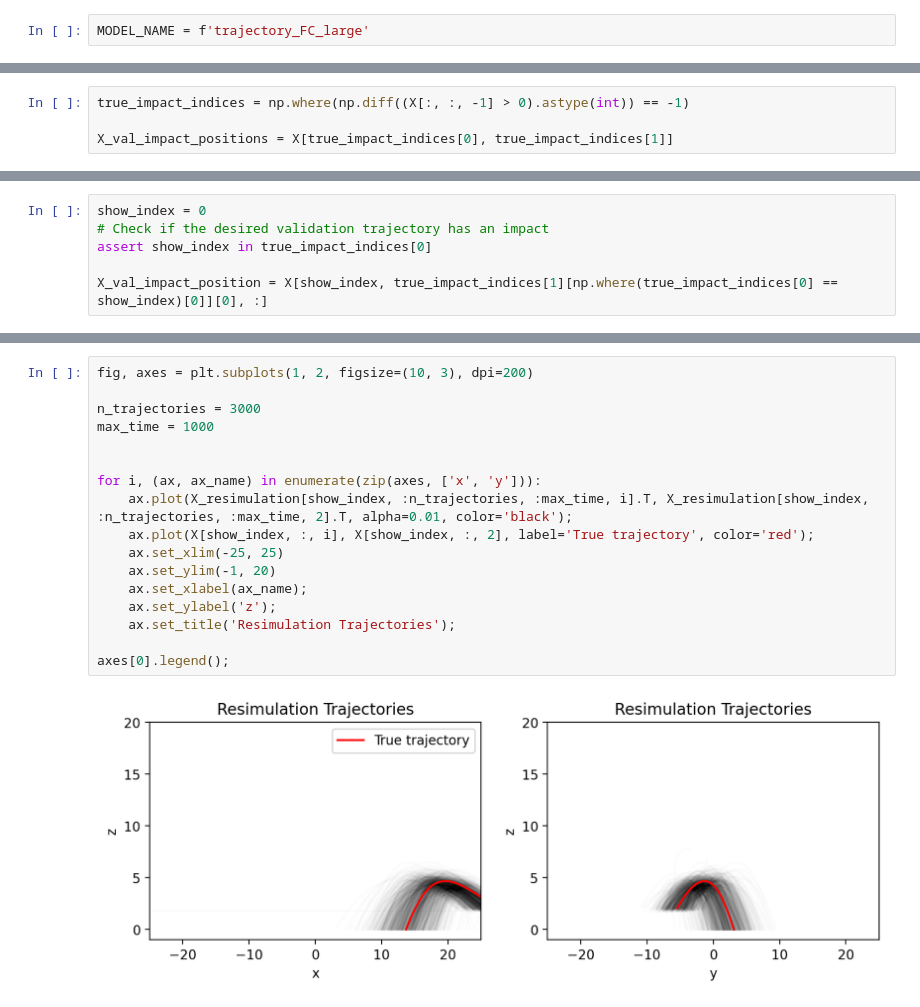
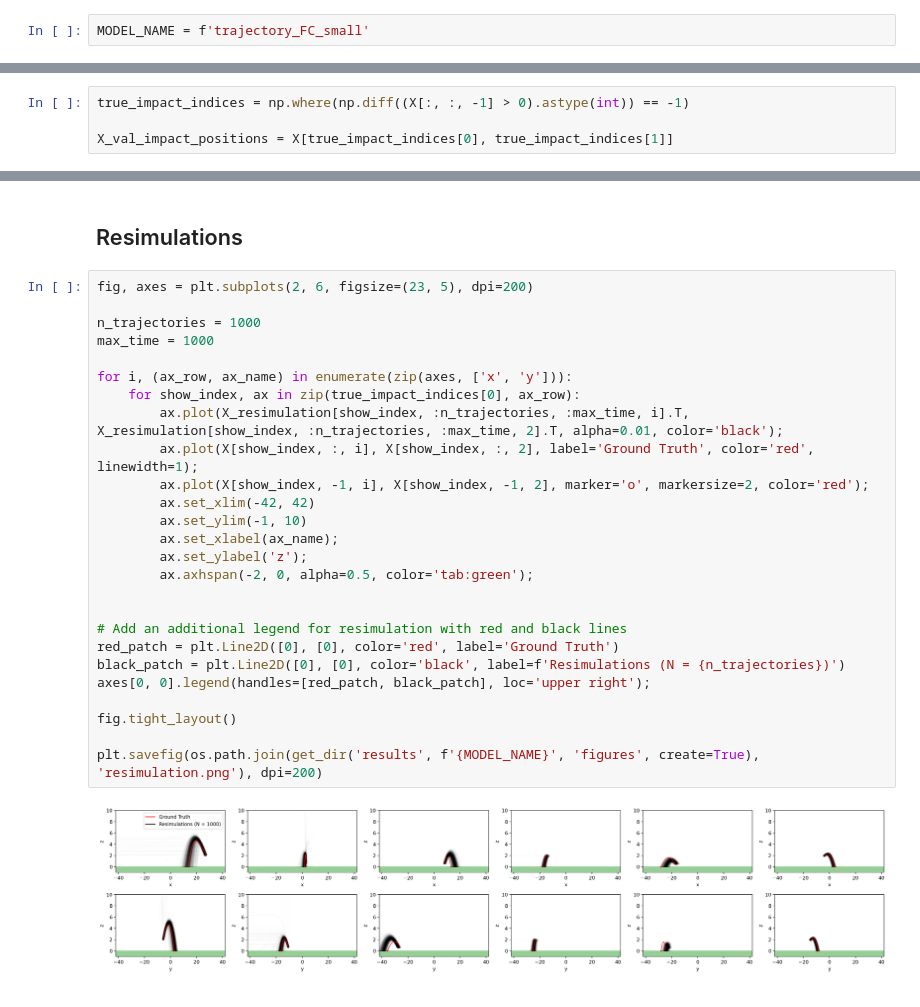
Before and after one commit to psaegert/bcnf, a Jupyter notebook: notebooks/resimulation.ipynb, the cells around one changed output, grey strips where cells are left out. Cells and saved outputs as stored; diff of their text form.

```diff
--- a/notebooks/resimulation.ipynb
+++ b/notebooks/resimulation.ipynb
@@ -17,7 +17,7 @@ from bcnf.utils import load_config, load_data, sub_root_path
 # %% [markdown]
 ## Model
 # %%
-MODEL_NAME = f'trajectory_FC_large'
+MODEL_NAME = f'trajectory_FC_small'
 # %%
 with open(os.path.join(get_dir('models', 'bcnf-models', MODEL_NAME), 'config.json'), 'r') as f:
     config = load_config(json.load(f)['config_path'])
@@ -175,8 +155,2 @@ array([  0,   2,   5,   6,  10,  11,  12,  16,  20,  31,  33,  34,  36,
-# %%
-show_index = 0
-# Check if the desired validation trajectory has an impact
-assert show_index in true_impact_indices[0]
-
-X_val_impact_position = X[show_index, true_impact_indices[1][np.where(true_impact_indices[0] == show_index)[0]][0], :]
 # %%
 # Plot a heatmap of X_resimulation[0, impact_indices, :2]
@@ -198,19 +175,30 @@ plt.scatter(X_val_impact_position[0], X_val_impact_position[-1], color='red', la
+# %% [markdown]
+## Resimulations
 # %%
-fig, axes = plt.subplots(1, 2, figsize=(10, 3), dpi=200)
+fig, axes = plt.subplots(2, 6, figsize=(23, 5), dpi=200)
 
-n_trajectories = 3000
+n_trajectories = 1000
 max_time = 1000
 
+for i, (ax_row, ax_name) in enumerate(zip(axes, ['x', 'y'])):
+    for show_index, ax in zip(true_impact_indices[0], ax_row):
+        ax.plot(X_resimulation[show_index, :n_trajectories, :max_time, i].T, X_resimulation[show_index, :n_trajectories, :max_time, 2].T, alpha=0.01, color='black');
+        ax.plot(X[show_index, :, i], X[show_index, :, 2], label='Ground Truth', color='red', linewidth=1);
+        ax.plot(X[show_index, -1, i], X[show_index, -1, 2], marker='o', markersize=2, color='red');
+        ax.set_xlim(-42, 42)
+        ax.set_ylim(-1, 10)
+        ax.set_xlabel(ax_name);
+        ax.set_ylabel('z');
+        ax.axhspan(-2, 0, alpha=0.5, color='tab:green');
 
-for i, (ax, ax_name) in enumerate(zip(axes, ['x', 'y'])):
-    ax.plot(X_resimulation[show_index, :n_trajectories, :max_time, i].T, X_resimulation[show_index, :n_trajectories, :max_time, 2].T, alpha=0.01, color='black');
-    ax.plot(X[show_index, :, i], X[show_index, :, 2], label='True trajectory', color='red');
-    ax.set_xlim(-25, 25)
-    ax.set_ylim(-1, 20)
-    ax.set_xlabel(ax_name);
-    ax.set_ylabel('z');
-    ax.set_title('Resimulation Trajectories');
 
-axes[0].legend();
+# Add an additional legend for resimulation with red and black lines
+red_patch = plt.Line2D([0], [0], color='red', label='Ground Truth')
+black_patch = plt.Line2D([0], [0], color='black', label=f'Resimulations (N = {n_trajectories})')
+axes[0, 0].legend(handles=[red_patch, black_patch], loc='upper right');
+
+fig.tight_layout()
+
+plt.savefig(os.path.join(get_dir('results', f'{MODEL_NAME}', 'figures', create=True), 'resimulation.png'), dpi=200)
 # %% [output]
-[figure, old version]
+[figure, new version]
```
Also changed, not shown: parts of 10 cells of this notebook, 9 other files.
